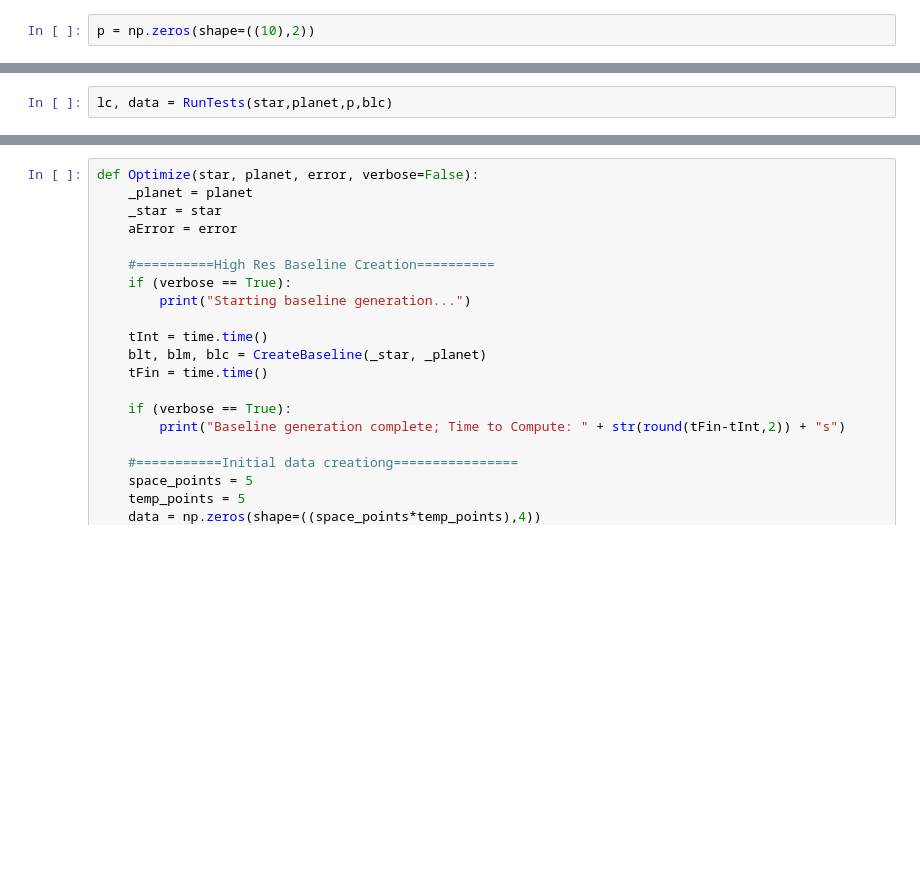
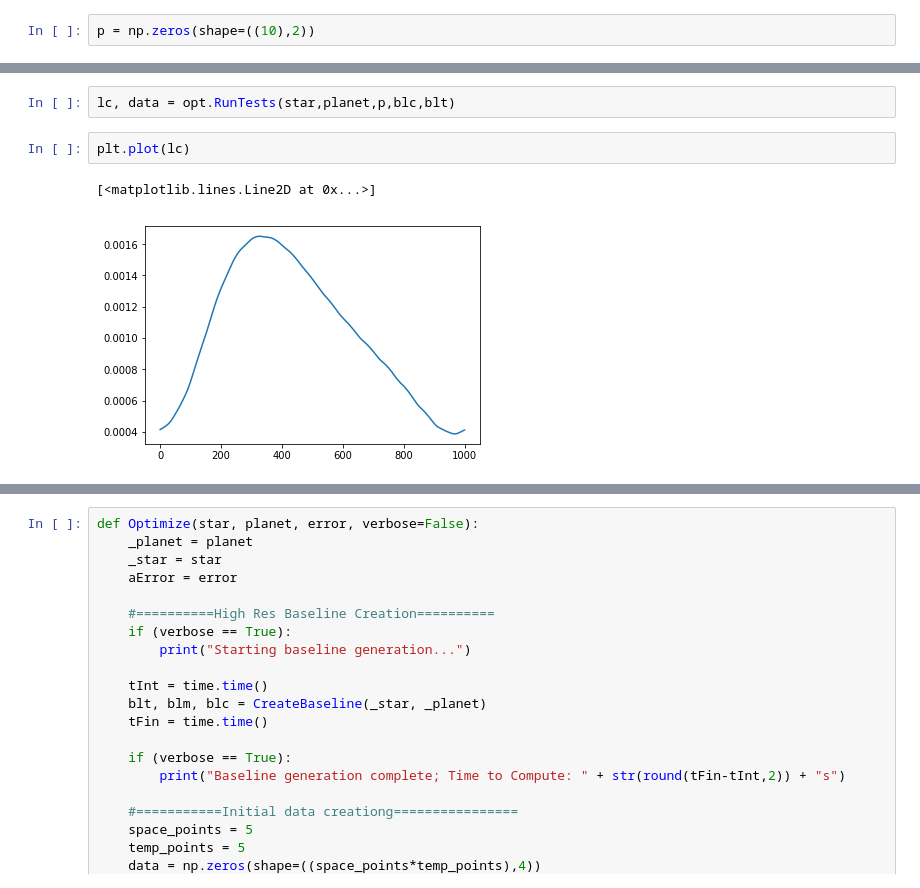
Before and after one commit to ZYVE255/ebm-optimizer, a Jupyter notebook: Testing.ipynb, the cells around one changed output, grey strips where cells are left out. Drawn from its saved outputs; the diff is of its cells as text; blank space fills up the shorter version.

```diff
--- a/Testing.ipynb
+++ b/Testing.ipynb
@@ -119,5 +119,10 @@ array([[ 100.,    6.],
 # %%
-lc, data = RunTests(star,planet,p,blc)
+lc, data = opt.RunTests(star,planet,p,blc,blt)
+# %%
+plt.plot(lc)
+# %% [output]
+[<matplotlib.lines.Line2D at 0x...>]
+[figure, added]
 # %%
 plt.plot(lc, c='g')
 plt.plot(blc, c='b')
```
Also changed, not shown: parts of 25 cells of this notebook, 1 other file.
